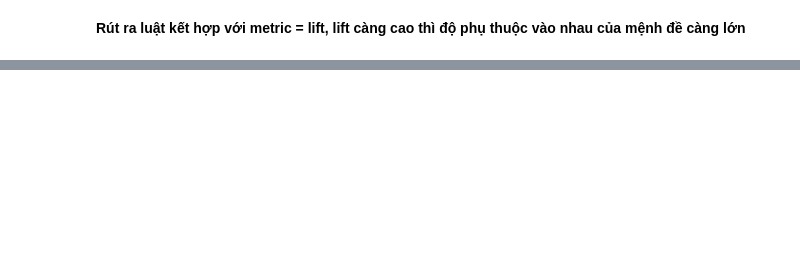
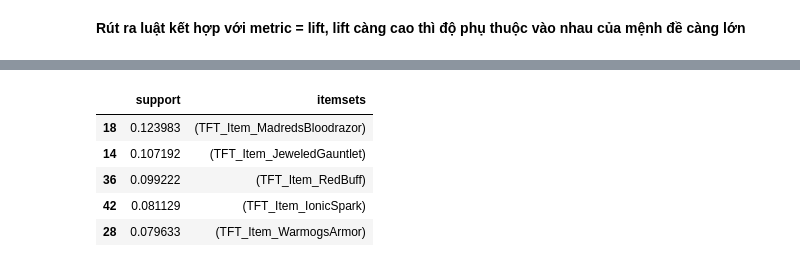
Before and after one commit to Karmishs/Data_Science_Project, a Jupyter notebook: Frequent_Pattern/Apriory_model.ipynb, the cells around one changed output, grey strips where cells are left out. Cells and saved outputs as stored; diff of their text form; code cells hidden in the pictures; blank space fills up the shorter version.

```diff
--- a/Frequent_Pattern/Apriory_model.ipynb
+++ b/Frequent_Pattern/Apriory_model.ipynb
@@ -156,0 +174,9 @@ rules
+# %%
+frequent_itemsets.head()
+# %% [output]
+|  | support | itemsets |
+| 18 | 0.123983 | (TFT_Item_MadredsBloodrazor) |
+| 14 | 0.107192 | (TFT_Item_JeweledGauntlet) |
+| 36 | 0.099222 | (TFT_Item_RedBuff) |
+| 42 | 0.081129 | (TFT_Item_IonicSpark) |
+| 28 | 0.079633 | (TFT_Item_WarmogsArmor) |
```
Also changed, not shown: parts of 13 cells of this notebook.
